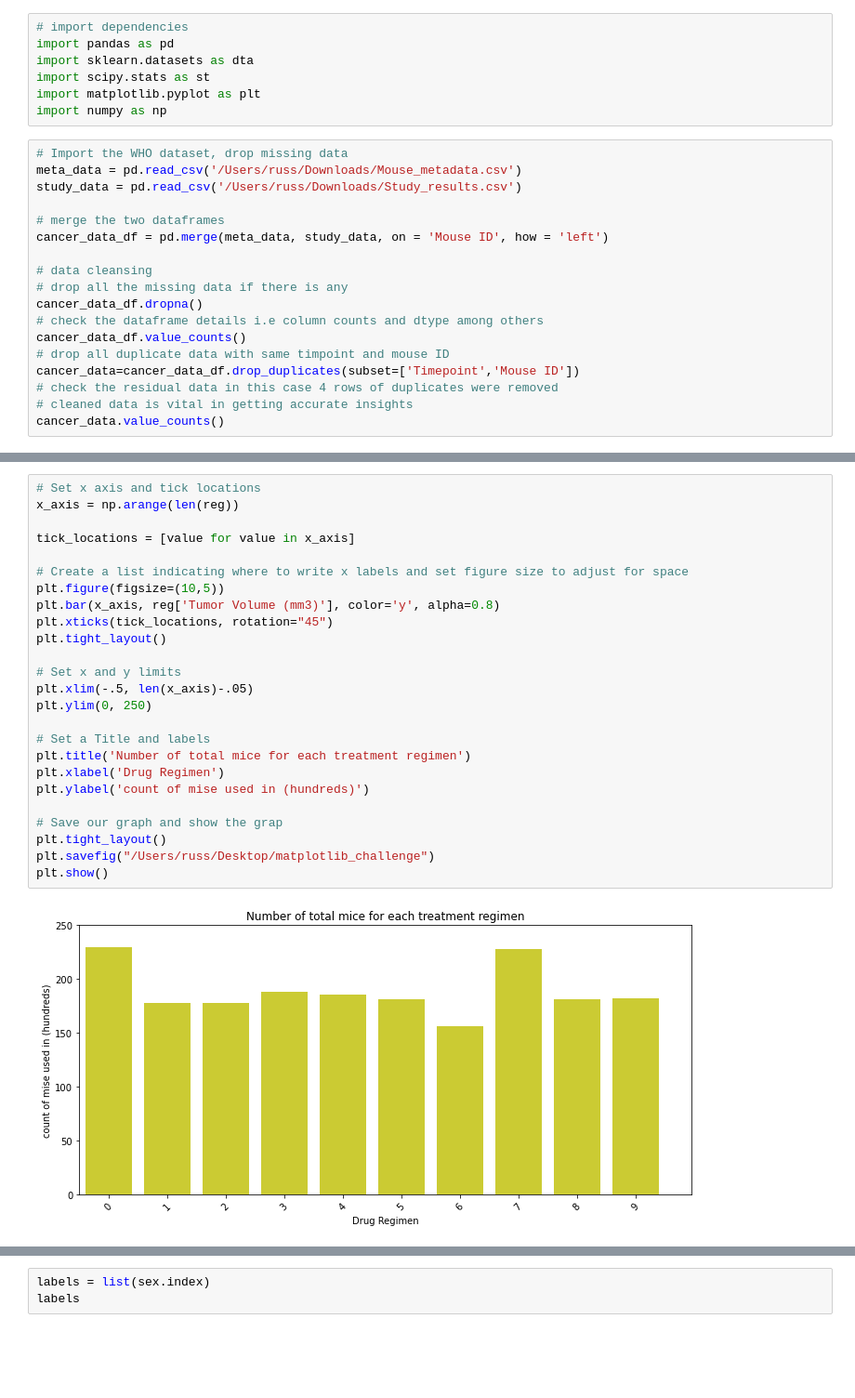
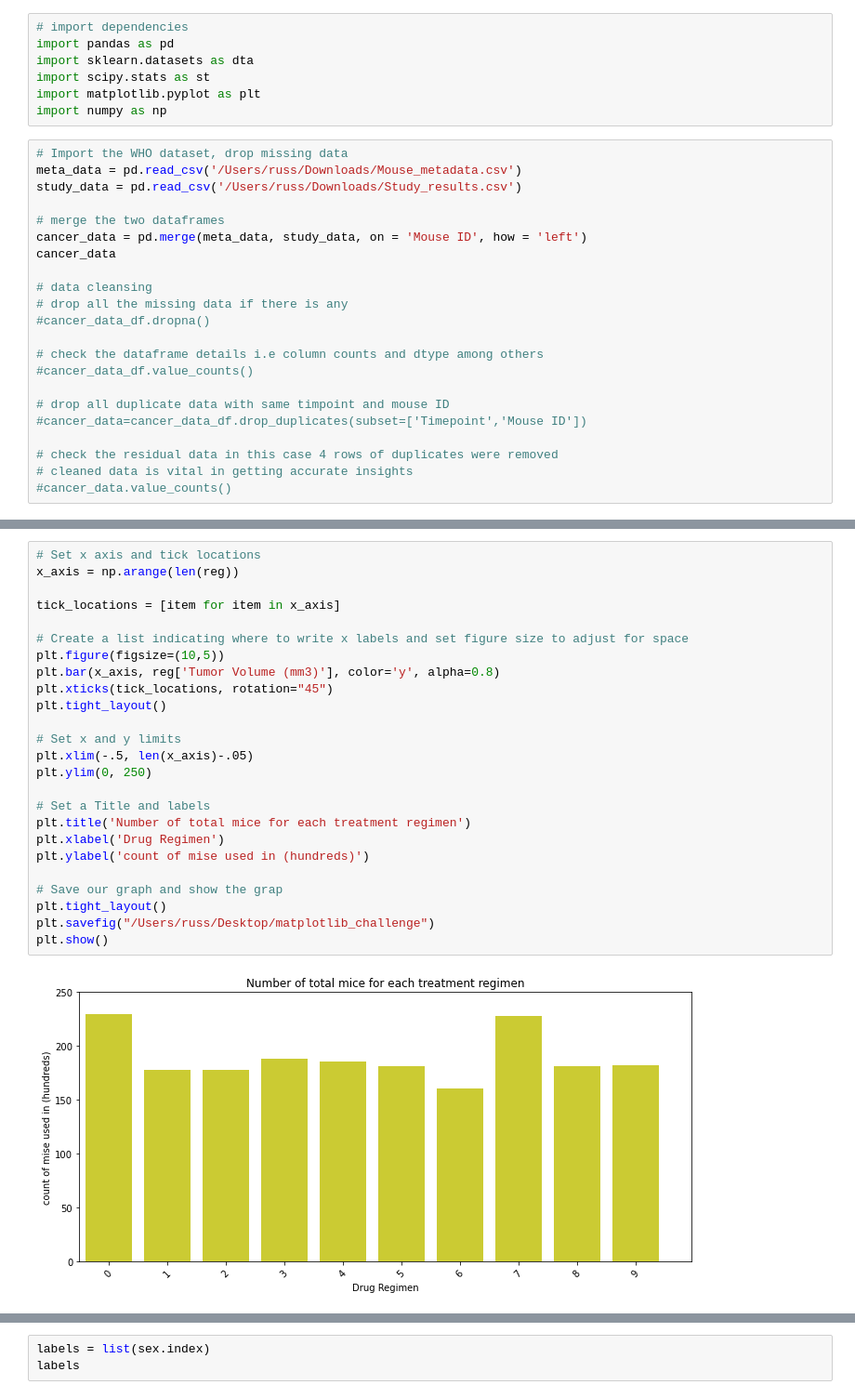
Before and after one commit to chirchir92/matplotlib_challenge, a Jupyter notebook: pymaceuticals.ipynb, the cells around one changed output, grey strips where cells are left out. Shown: that part at 93% size. Saved outputs shown, nothing was run; the diff lists cells and outputs as text; blank space fills up the shorter version.

Commit message:
c hanged merge join to left and focused on timepoint

```diff
--- a/pymaceuticals.ipynb
+++ b/pymaceuticals.ipynb
@@ -14,16 +14,20 @@ meta_data = pd.read_csv('/Users/russ/Downloads/Mouse_metadata.csv')
 study_data = pd.read_csv('/Users/russ/Downloads/Study_results.csv')
 
 # merge the two dataframes
-cancer_data_df = pd.merge(meta_data, study_data, on = 'Mouse ID', how = 'left')
+cancer_data = pd.merge(meta_data, study_data, on = 'Mouse ID', how = 'left')
+cancer_data
 
 # data cleansing
 # drop all the missing data if there is any
-cancer_data_df.dropna()
+#cancer_data_df.dropna()
+
 # check the dataframe details i.e column counts and dtype among others
-cancer_data_df.value_counts()
+#cancer_data_df.value_counts()
+
 # drop all duplicate data with same timpoint and mouse ID
-cancer_data=cancer_data_df.drop_duplicates(subset=['Timepoint','Mouse ID'])
+#cancer_data=cancer_data_df.drop_duplicates(subset=['Timepoint','Mouse ID'])
+
 # check the residual data in this case 4 rows of duplicates were removed
 # cleaned data is vital in getting accurate insights
-cancer_data.value_counts()
+#cancer_data.value_counts()
 # %% [output]
@@ -92,30 +96,30 @@ Text(0, 0.5, 'count of mise used in (hundreds)')
 # %%
 # Set x axis and tick locations
 x_axis = np.arange(len(reg))
 
-tick_locations = [value for value in x_axis]
+tick_locations = [item for item in x_axis]
 
 # Create a list indicating where to write x labels and set figure size to adjust for space
 plt.figure(figsize=(10,5))
 plt.bar(x_axis, reg['Tumor Volume (mm3)'], color='y', alpha=0.8)
 plt.xticks(tick_locations, rotation="45")
 plt.tight_layout()
 
 # Set x and y limits
 plt.xlim(-.5, len(x_axis)-.05)
 plt.ylim(0, 250)
 
 # Set a Title and labels
 plt.title('Number of total mice for each treatment regimen')
 plt.xlabel('Drug Regimen')
 plt.ylabel('count of mise used in (hundreds)')
 
 # Save our graph and show the grap
 plt.tight_layout()
 plt.savefig("/Users/russ/Desktop/matplotlib_challenge")
 plt.show()
 # %% [output]
-[figure, old version]
+[figure, new version]
 # %%
 sex = cancer_data.groupby('Sex').count()
 sex
```
Also changed, not shown: parts of 16 cells of this notebook.
